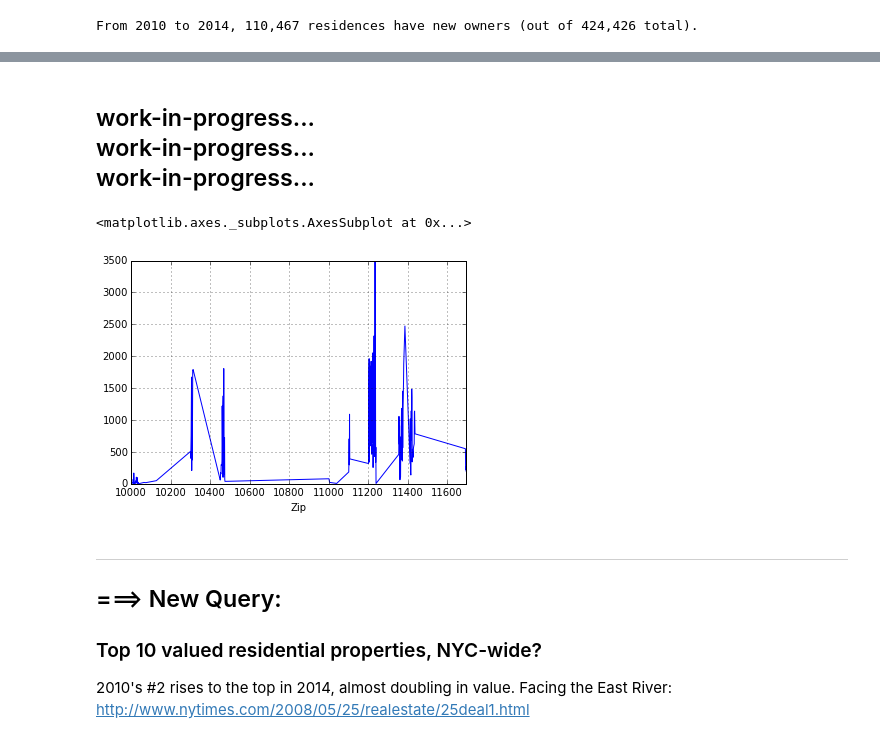
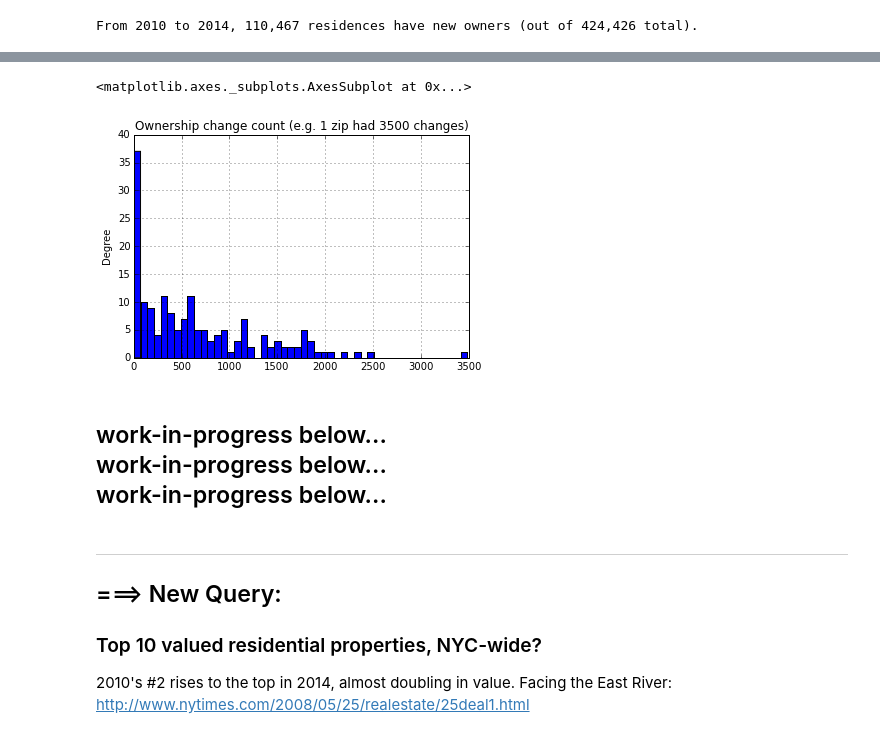
Before and after one commit to jdsketches/data_playground, a Jupyter notebook: enigma_2010_vs_2014_nyc_props.ipynb, the cells around one changed output, grey strips where cells are left out. Cells and saved outputs as stored; diff of their text form; code cells hidden in the pictures.

Commit message:
enigma_nyc_properties: 2014 vs 2010 ownership change case.

```diff
--- a/enigma_2010_vs_2014_nyc_props.ipynb
+++ b/enigma_2010_vs_2014_nyc_props.ipynb
@@ -654,9 +660,9 @@ del df14res_sml
 ((427471, 13), (428665, 13))
 # %%
 # do the full merge: 2010 is the left side of the join (i.e. ignore new 2014 properties)
-cols_of_interest = ["Zip", "Block", "Street Address", "Owner"]
-df1014res_owners = pd.merge(left=df10res[cols_of_interest],
-                            right=df14res[cols_of_interest],
+cols_of_interest = {"Zip", "Block", "Street Address", "Owner"}
+df1014res_owners = pd.merge(left=df10res[list(cols_of_interest)],
+                            right=df14res[list(cols_of_interest - {"Block"})],
                             on=["Zip", "Street Address"],
                             how="inner",
                             suffixes=("_10", "_14"))
@@ -714,0 +726,14 @@ From 2010 to 2014, 110,467 residences have new owners (out of 424,426 total).
+# %%
+# index and sort by zip...
+df1014res_owner_change_ixzip = df1014res_owner_change.set_index("Zip").sort_index()
+print(df1014res_owner_change_ixzip.head()[["Street Address", "Owner_10", "Owner_14"]])
+print()
+
+# groupby zip
+grpbyzip_own_change = df1014res_owner_change.groupby("Zip")
+print(grpbyzip_own_change.size().order(ascending=False).head(8))
+print()
+
+# groupby (zip, block)
+grpbyzipblk_own_change = df1014res_owner_change.groupby(["Zip", "Block"])
+print(grpbyzipblk_own_change.size().order(ascending=False).head(8))
@@ -715,2 +758,11 @@ From 2010 to 2014, 110,467 residences have new owners (out of 424,426 total).
+# %%
+# histogram...
+grpbyzip_own_change.size().order(
+    ascending=False).iloc[:].plot(kind="hist",
+                                  bins=50,
+                                  title="Ownership change count (e.g. 1 zip had 3500 changes)")
+# %% [output]
+<matplotlib.axes._subplots.AxesSubplot at 0x...>
+[figure, added]
 # %% [markdown]
-## work-in-progress...<br>work-in-progress...<br>work-in-progress...
+## work-in-progress below...<br>work-in-progress below...<br>work-in-progress below...
@@ -719,8 +769,3 @@ gb_change = df1014res_owner_change.groupby("Zip")
-# %%
-gb_change.size().plot()
-# %% [output]
-<matplotlib.axes._subplots.AxesSubplot at 0x...>
-[figure, removed]
 # %% [markdown]
 ---
 
```
Also changed, not shown: parts of 16 cells of this notebook.
